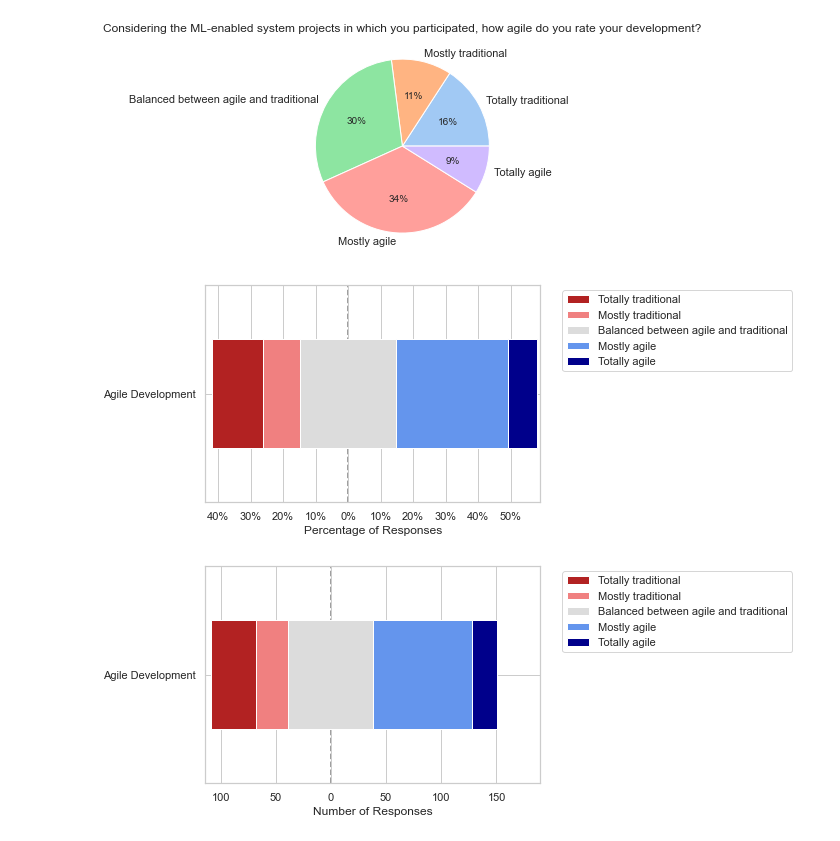
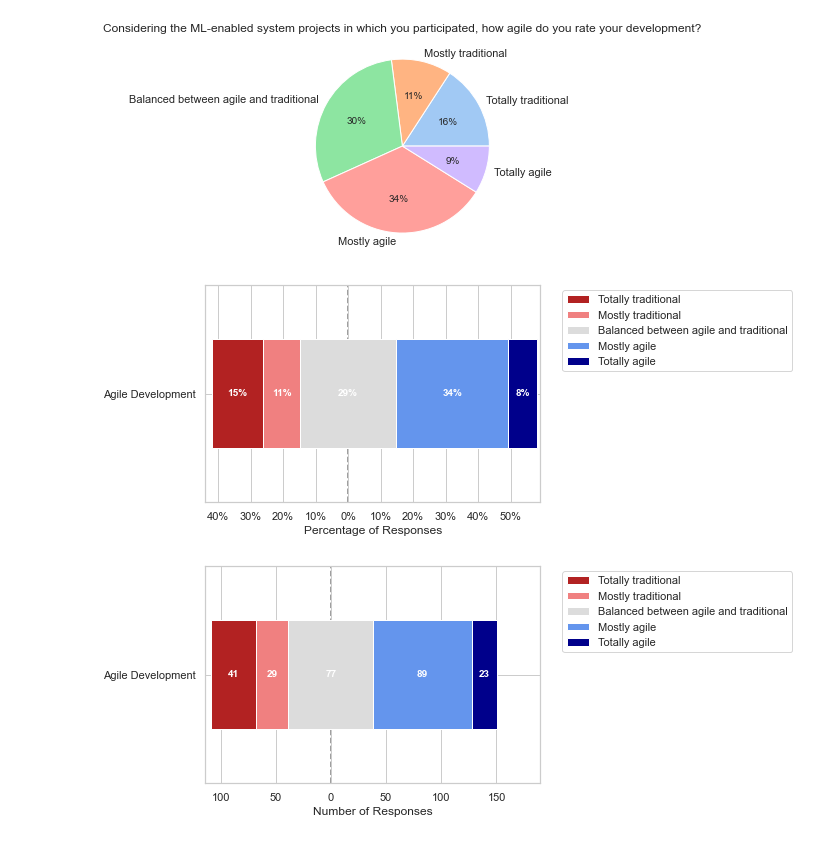
Before and after one commit to Software-Science-Lab-PUC-Rio/napiml-analysis, a Jupyter notebook: Analysis/D11.ipynb, the cells around one changed output. Drawn from its saved outputs; the diff is of its cells as text; code cells hidden in the pictures.

Commit message:
Add likert plot for each life cycle difficulty - Q1 and Q2

```diff
--- a/Analysis/D11.ipynb
+++ b/Analysis/D11.ipynb
@@ -21,7 +21,7 @@ remove_value(df,'0','D11_Agile_Development')
 remove_value(df,'I don\'t know','D11_Agile_Development')
 # labels of our pie chart
 labels = list(df['D11_Agile_Development'].value_counts().index)
-labels = [labels[i] for i in ordem]
+labels = [labels[i] for i in order]
 print(labels)
 # total answers of each label
 values = list(df['D11_Agile_Development'].value_counts())
@@ -51,10 +51,10 @@ d11_df = pd.DataFrame({'Agile Development': df['D11_Agile_Development']})
 d11_df = d11_df[d11_df['Agile Development'] != "I don't know"]
 d11_df = d11_df[d11_df['Agile Development'] != '0']
 # %%
-likert(d11_df, labels,use_percentage=True)
+likert(d11_df, labels,use_percentage=True, bar_label=True)
 # %% [output]
-[figure, old version]
+[figure, new version]
 # %%
-likert(d11_df, labels,use_percentage=False)
+likert(d11_df, labels,use_percentage=False, bar_label=True)
 # %% [output]
-[figure, old version]
+[figure, new version]
```
